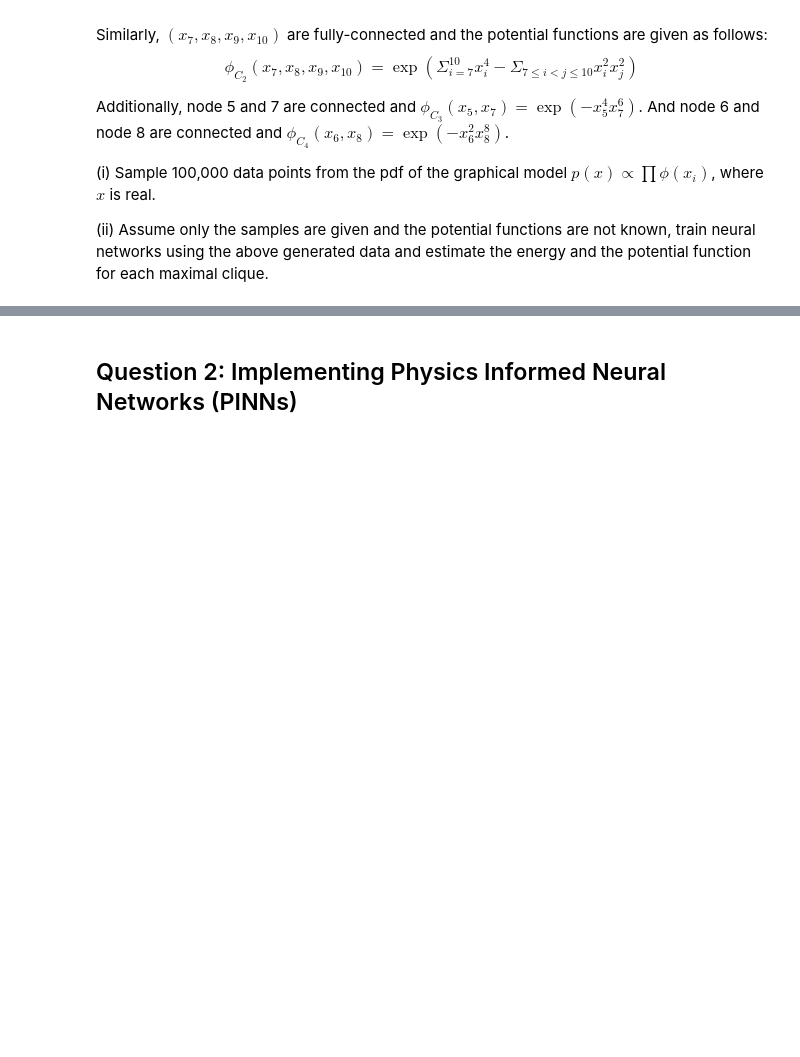
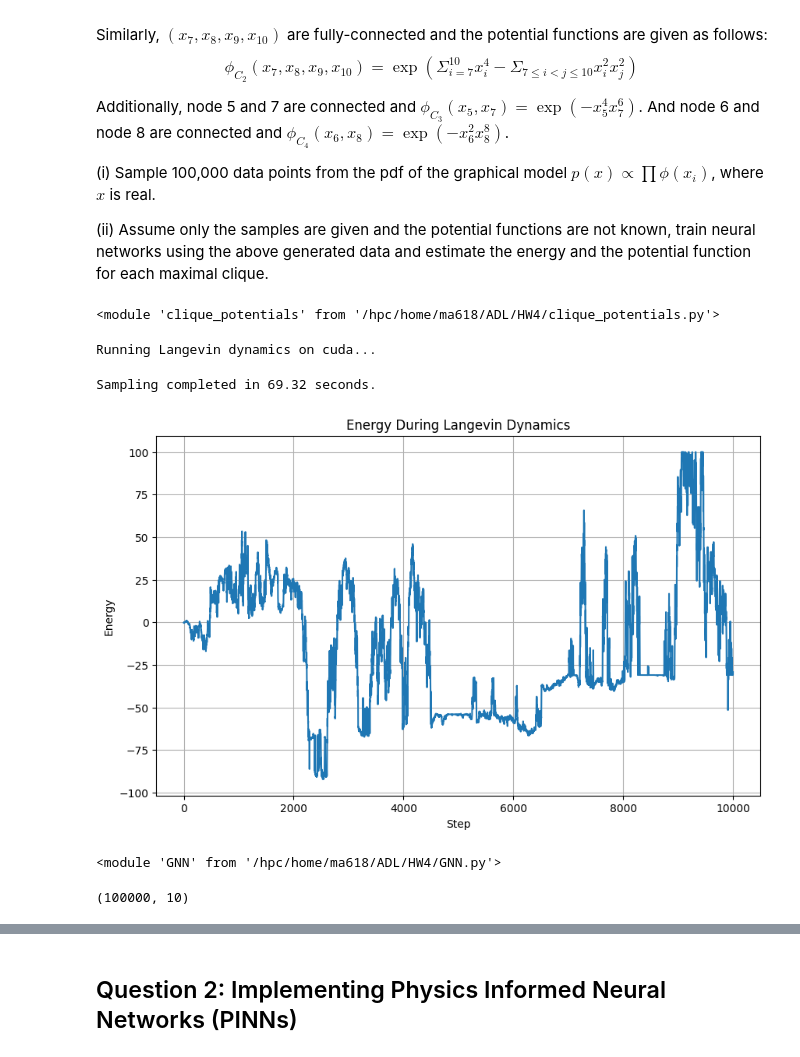
Before and after one commit to MehakArora/ADL, a Jupyter notebook: HW4/ECE689_HW4.ipynb, the cells around one changed output, grey strips where cells are left out. Drawn from its saved outputs; the diff is of its cells as text; code cells hidden in the pictures; blank space fills up the shorter version.

Commit message:
Langevin Dynamics, GNN, PINN

```diff
--- a/HW4/ECE689_HW4.ipynb
+++ b/HW4/ECE689_HW4.ipynb
@@ -37,0 +36,57 @@ And node 6 and node 8 are connected and $\phi_{C_4}(x_6,x_8) = \exp(-x_6^2 x_8^8
+# %%
+import torch
+import random
+import numpy as np
+import time
+
+import clique_potentials
+import LangevinDynamics as ld
+import importlib
+importlib.reload(clique_potentials)
+# %% [output]
+<module 'clique_potentials' from '/hpc/home/ma618/ADL/HW4/clique_potentials.py'>
+# %%
+n_samples = 100000
+n_dims = 10
+n_steps = 10000
+step_size = 0.001
+device = torch.device('cuda' if torch.cuda.is_available() else 'cpu')
+
+print(f"Running Langevin dynamics on {device}...")
+
+start_time = time.time()
+samples, energy_history = ld.langevin_dynamics(
+    energy_fn=ld.clipped_energy,
+    n_samples=n_samples,
+    n_dims=n_dims,
+    n_steps=n_steps,
+    step_size=step_size,
+    device=device,
+    verbose=True,
+    max_grad_norm=0.5  # Limit the gradient norm
+)
+end_time = time.time()
+
+print(f"Sampling completed in {end_time - start_time:.2f} seconds.")
+
+# Plot energy history
+energy_fig = ld.plot_energy_history(energy_history)
+
+# Save results
+#np.save("langevin_samples.npy", samples.cpu().numpy())
+# %% [output]
+Running Langevin dynamics on cuda...
+Sampling completed in 69.32 seconds.
+[figure, added]
+# %%
+import GNN
+import torch
+import numpy as np
+import importlib
+import torch.optim as optim
+from tqdm import tqdm
+
+
+importlib.reload(GNN)
+# %% [output]
+<module 'GNN' from '/hpc/home/ma618/ADL/HW4/GNN.py'>
@@ -37,0 +95,4 @@ And node 6 and node 8 are connected and $\phi_{C_4}(x_6,x_8) = \exp(-x_6^2 x_8^8
+# %%
+samples.shape
+# %% [output]
+(100000, 10)
```
Also changed, not shown: parts of 20 cells of this notebook, 15 other files.
